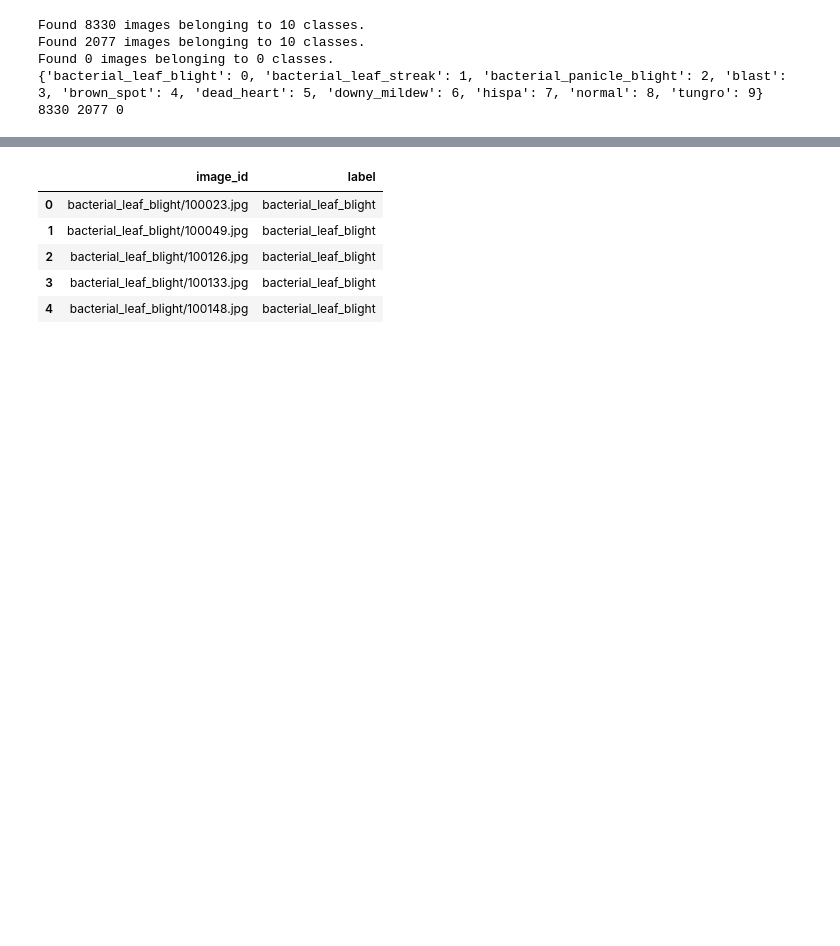
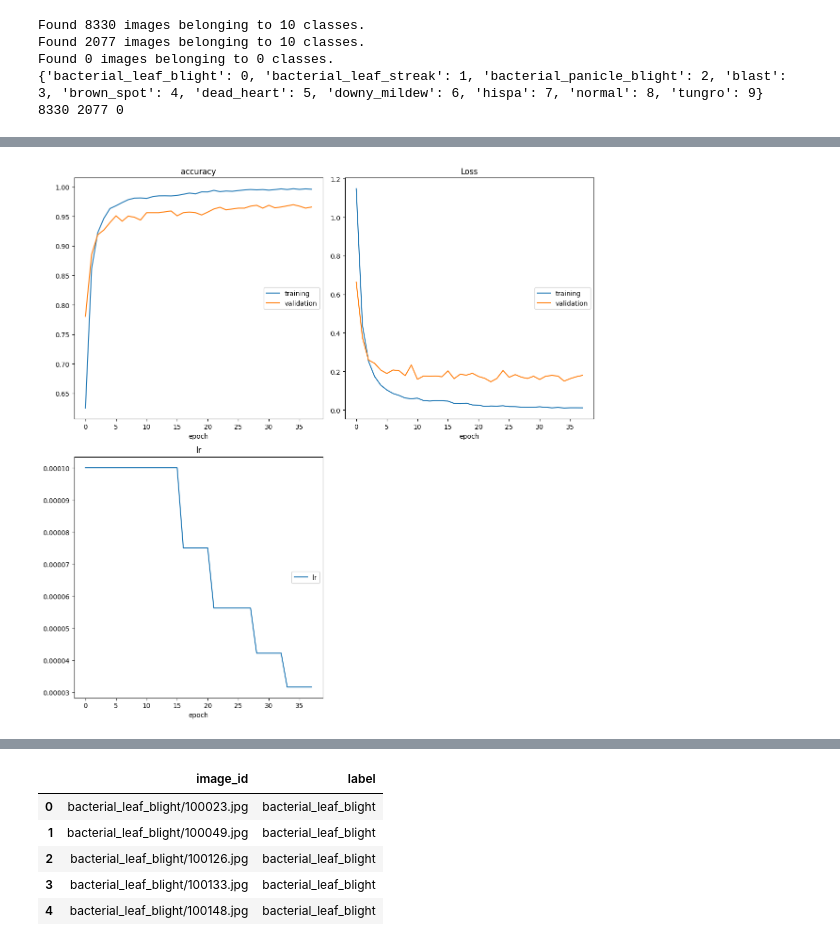
Before and after one commit to pinilDissanayaka/Paddy-Doctor-Paddy-Disease-Classification, a Jupyter notebook: XceptionModel.ipynb, the cells around one changed output, grey strips where cells are left out. Cells and saved outputs as stored; diff of their text form; code cells hidden in the pictures; blank space fills up the shorter version.

```diff
--- a/XceptionModel.ipynb
+++ b/XceptionModel.ipynb
@@ -239,7 +240,8 @@ checkpoint = tf.keras.callbacks.ModelCheckpoint(filepath='xception.weights.best.
 # %%
 history = model.fit(train_datagen,
                     validation_data=valid_datagen,
                     batch_size=batch_size,
                     epochs=EPOCHS,
-                    callbacks=[early_stop,reduce_lr, checkpoint])
+                    callbacks=[early_stop,reduce_lr, checkpoint, PlotLossesKeras()])
 # %% [output]
+[figure, added]
```
Also changed, not shown: parts of 13 cells of this notebook.
